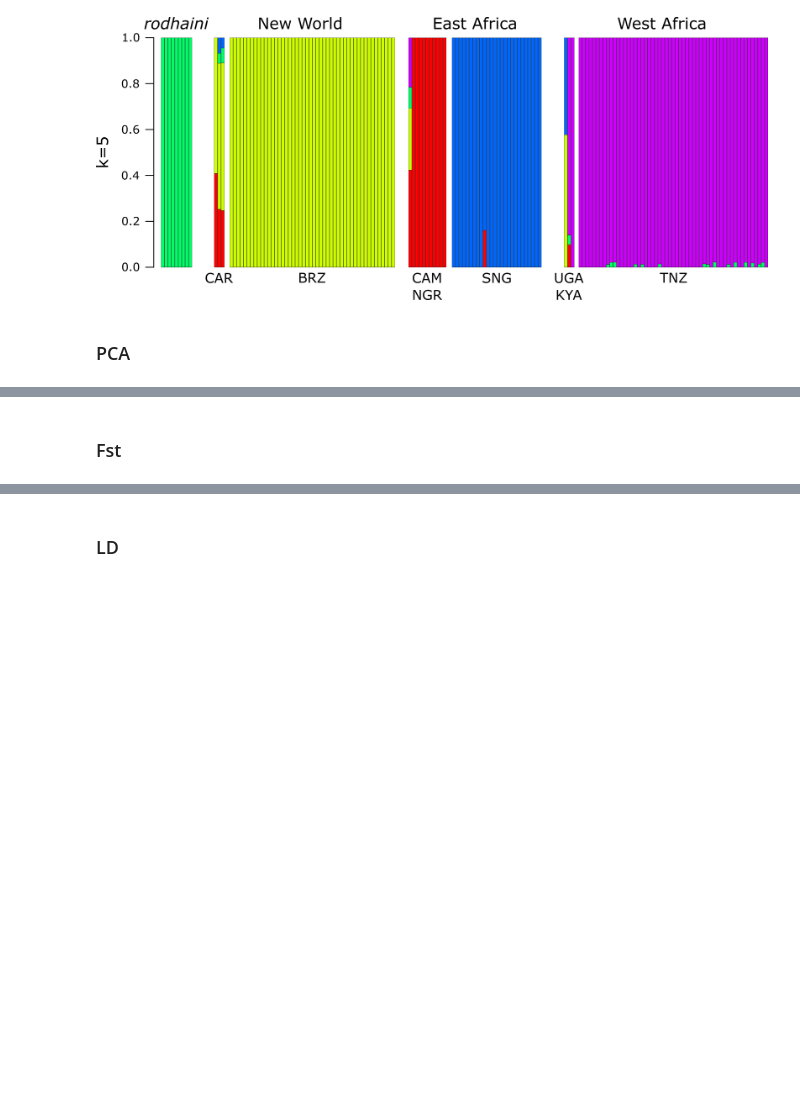
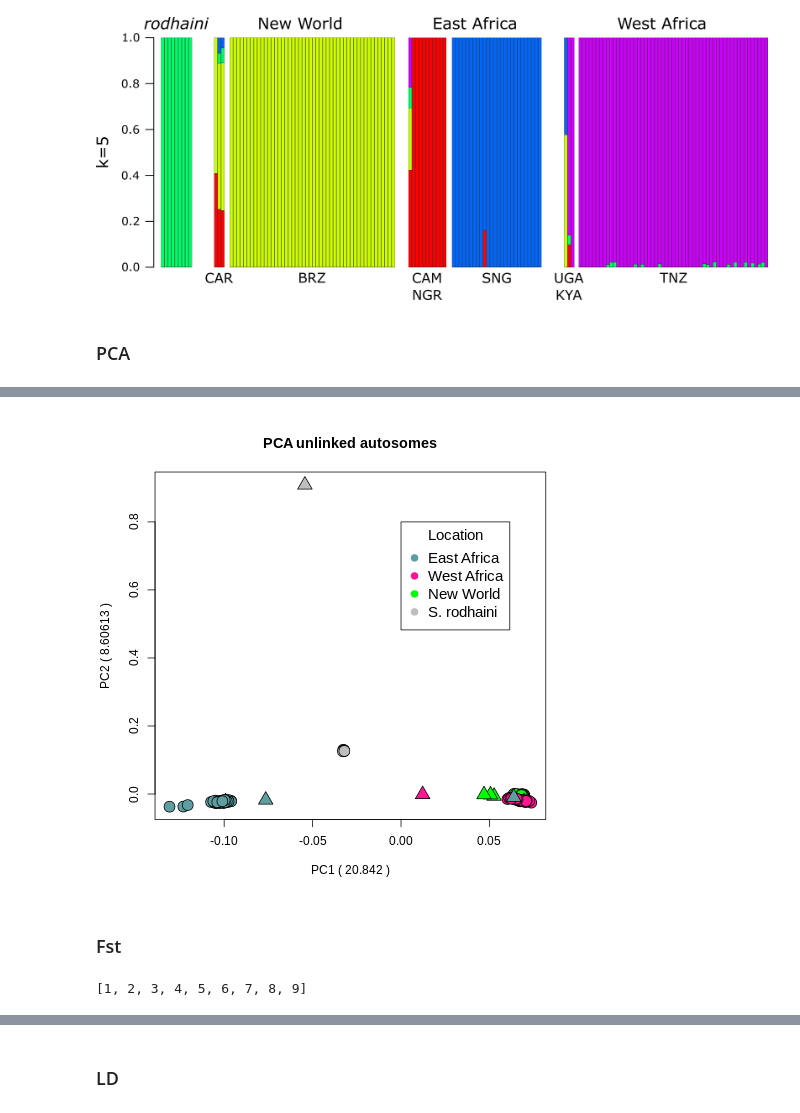
Before and after one commit to nealplatt/sch_man_nwinvasion, a Jupyter notebook: sch_man_nwinvasion.ipynb, the cells around one changed output, grey strips where cells are left out. Drawn from its saved outputs; the diff is of its cells as text; code cells hidden in the pictures; blank space fills up the shorter version.

```diff
--- a/sch_man_nwinvasion.ipynb
+++ b/sch_man_nwinvasion.ipynb
@@ -999,80 +996,87 @@ Run Time = 14.00 seconds
 # %%
 %%R
 
+pop_colors <- c("east_africa"   = "cadetblue",
+                "west_africa"   = "deeppink",
+                "new_world"     = "green",
+                "rodhaini"      = "grey")
+
+shapes <- c("genome" = 24,
+            "exome"  = 21 )
 
 eg_vec<-read.table("results/pca/smv7_ex_autosomes_maf05_ld_no-marg_pca.eigenvec", header=FALSE)
 eg_val<-read.table("results/pca/smv7_ex_autosomes_maf05_ld_no-marg_pca.eigenval", header=FALSE)
-samples<-scan("results/pca/smv7_ex_autosomes_maf05_ld_no-marg_pca.samples", what="character")
+samples<-scan("results/pca/samples.list", what="character")
+
 
 colors<-c( rep(pop_colors["rodhaini"], 9),
-           rep(pop_colors["eafrica"], 55),
-           rep(pop_colors["oman"], 19),
-           rep(pop_colors["wafrica"], 35),
-           rep(pop_colors["brazil"], 47),
-           rep(pop_colors["caribbean"], 4) )
-
-shapes<-c( rep(21, 8),
-           rep(24, 1),
-           rep(21, 52),
-           rep(24, 3),
-           rep(21, 42),
-           rep(24, 1),
-           rep(21, 10),
-           rep(24, 1),
-           rep(21, 47),
-           rep(24, 4) )
+           rep(pop_colors["new_world"], 51),
+           rep(pop_colors["west_africa"], 37),
+           rep(pop_colors["east_africa"], 58) )
+shapes<-c( rep(shapes["genome"], 1),
+           rep(shapes["exome"], 8),
+           rep(shapes["genome"], 3),
+           rep(shapes["exome"], 48),
+           rep(shapes["genome"], 1),
+           rep(shapes["exome"], 25),
+           rep(shapes["genome"], 1),
+           rep(shapes["exome"], 10),
+           rep(shapes["genome"], 3),
+           rep(shapes["exome"], 55) )
 
 PC1_val<-eg_val$V1[1]
 PC2_val<-eg_val$V1[2]
 
 #par(mfrow=c(2,1))
-svg("results/pca/schMan_v7_wrod_maf05_autosomes_ld_pca.svg")
+#svg("results/pca/schMan_v7_wrod_maf05_autosomes_ld_pca.svg")
     plot(eg_vec$V3, eg_vec$V4,
-         cex  =1.5,
+         cex  =2,
          pch  =shapes,
          bg   =colors,
          col  ="black",
          xlab =paste("PC1 (", PC1_val, ")"),
          ylab =paste("PC2 (", PC2_val, ")"),
         main="PCA unlinked autosomes"
         )
 
-    legend(-0.07, -0.11,
+    legend(0, 0.8,
            legend=c("East Africa",
-                    "Middle East",
                     "West Africa",
-                    "Brazil",
-                    "Caribbean",
+                    "New World",
                     "S. rodhaini"),
            pch=19,
-           col=c(pop_colors["eafrica"],
-                 pop_colors["oman"],
-                 pop_colors["wafrica"],
-                 pop_colors["brazil"],
-                 pop_colors["caribbean"],
-                 pop_colors["rodhaini"] ),
+           col=c(pop_colors["east_africa"],
+                 pop_colors["west_africa"],
+                 pop_colors["new_world"],
+                 pop_colors["rodhaini"]),
            title="Location",
            cex=1.25
            )
 
     legend(0.01, -0.15,
           legend= c("Exome", "Genome"),
               pch   = c(19, 17),
           title="Data Type",
           cex=1.25
 
            )
 
-dev.off()
+#dev.off()
 
-svg("results/pca/schMan_v7_wrod_maf05_autosomes_ld_eigenvalues.svg")
-    barplot(eg_val$V1,
-            ylim=c(0,max(eg_val$V1)*1.2),
-            col=c(rep("black", 2), rep("white", 18)),
-            main="Eigenvalues (schMan_v7_wrod_maf05_autosomes_ld)")
-dev.off()
+# svg("results/pca/schMan_v7_wrod_maf05_autosomes_ld_eigenvalues.svg")
+#     barplot(eg_val$V1,
+#             ylim=c(0,max(eg_val$V1)*1.2),
+#             col=c(rep("black", 2), rep("white", 18)),
+#             main="Eigenvalues (schMan_v7_wrod_maf05_autosomes_ld)")
+# dev.off()
+# %% [output]
+[figure, added]
 # %%
 Image(filename="results/pca/schMan_v7_maf05_autosomes_ld_pca_mod.png")
 # %% [markdown]
 ### Fst
+# %%
+pop_idxs[pop1]
+# %% [output]
+[1, 2, 3, 4, 5, 6, 7, 8, 9]
 # %%
```
Also changed, not shown: parts of 4 cells of this notebook.
